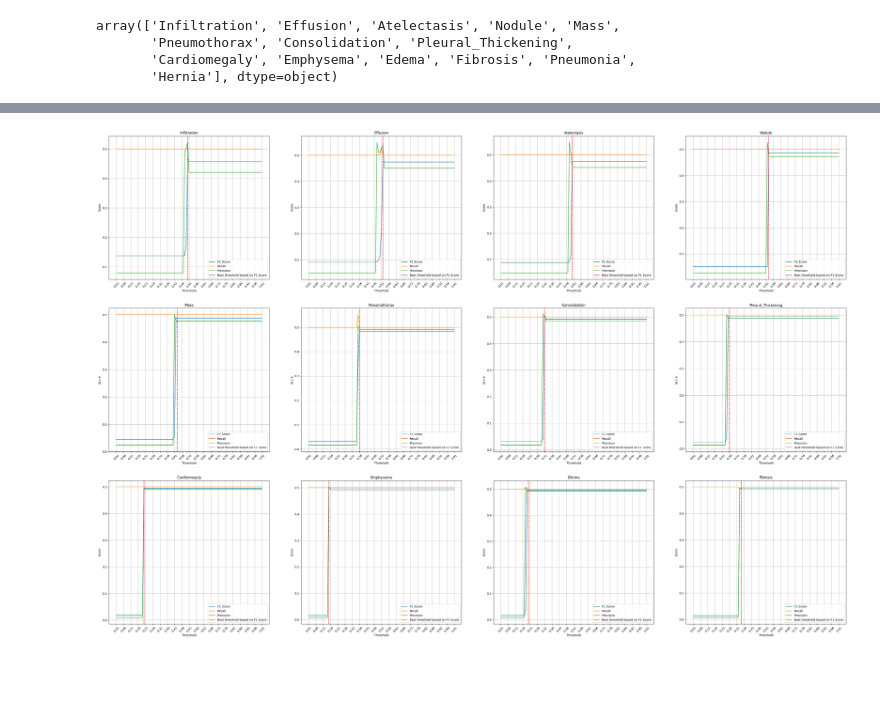
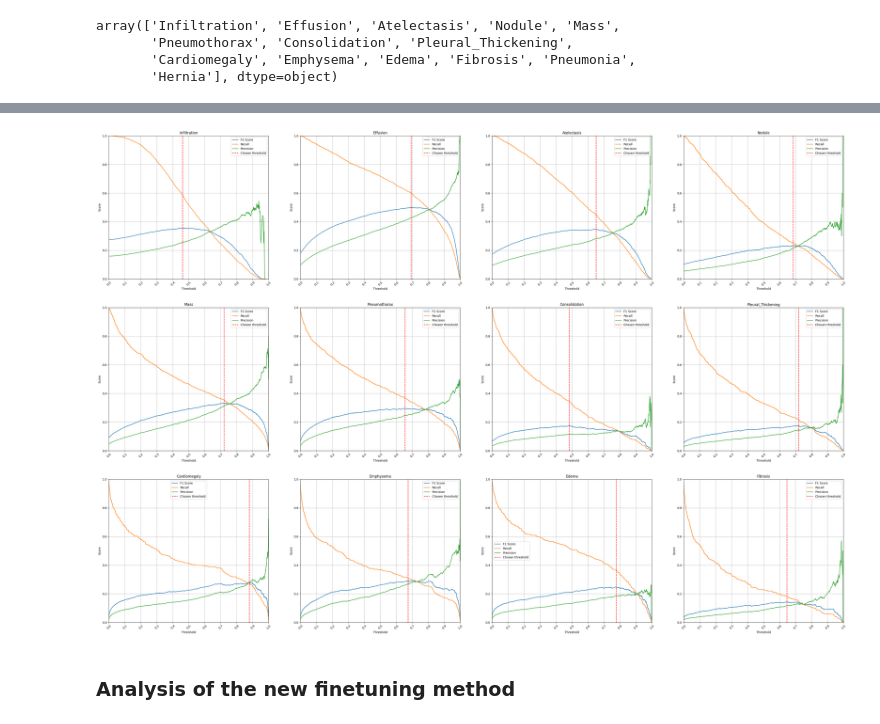
Before and after one commit to psiku/dnn-cxr-diagnostics, a Jupyter notebook: cxr-training-pipeline/notebooks/03_pipeline_analyze/02_threshold_finetuning_pipeline_analysis.ipynb, the cells around one changed output, grey strips where cells are left out. Saved outputs shown, nothing was run; the diff lists cells and outputs as text; code cells hidden in the pictures; blank space fills up the shorter version.

```diff
--- a/cxr-training-pipeline/notebooks/03_pipeline_analyze/02_threshold_finetuning_pipeline_analysis.ipynb
+++ b/cxr-training-pipeline/notebooks/03_pipeline_analyze/02_threshold_finetuning_pipeline_analysis.ipynb
@@ -124,15 +118,27 @@ array(['Infiltration', 'Effusion', 'Atelectasis', 'Nodule', 'Mass',
        'Cardiomegaly', 'Emphysema', 'Edema', 'Fibrosis', 'Pneumonia',
        'Hernia'], dtype=object)
 # %%
+from matplotlib.ticker import MaxNLocator
+
+
 def create_f1_plot(
     thresholds_search_results: pd.DataFrame,
     pathology: str,
-    threshold_list,
     ax: plt.Axes,
 ) -> None:
     """Draw F1/recall/precision for one pathology on a provided axis."""
-    subset = thresholds_search_results[thresholds_search_results["class_name"] == pathology]
-    best_threshold = subset.loc[subset["f1"].idxmax(), "threshold"]
+    subset = (
+        thresholds_search_results[thresholds_search_results["class_name"] == pathology]
+        .sort_values("threshold")
+    )
+
+    # Prefer the threshold actually picked by the tuner; fall back to argmax F1.
+    if "chosen" in subset.columns and subset["chosen"].any():
+        best_threshold = float(subset.loc[subset["chosen"], "threshold"].iloc[0])
+        chosen_label = "Chosen threshold"
+    else:
+        best_threshold = float(subset.loc[subset["f1"].idxmax(), "threshold"])
+        chosen_label = "Best threshold based on F1 Score"
 
     ax.plot(subset["threshold"], subset["f1"], label="F1 Score")
     ax.plot(subset["threshold"], subset["recall"], label="Recall")
@@ -141,15 +147,19 @@ def create_f1_plot(
     ax.set_title(pathology)
     ax.set_xlabel("Threshold")
     ax.set_ylabel("Score")
-    ax.set_xticks(threshold_list[::5])
-    ax.axvline(best_threshold, color="red", linestyle="--", label="Best threshold based on F1 Score")
+    ax.set_xlim(0.0, 1.0)
+    ax.set_ylim(0.0, 1.0)
+    ax.xaxis.set_major_locator(MaxNLocator(nbins=10))
+    ax.axvline(best_threshold, color="red", linestyle="--", label=chosen_label)
     ax.tick_params(axis="x", rotation=45)
     ax.grid(True)
     ax.legend()
 # %%
 fig, axes = plt.subplots(3, 4, figsize=(45, 30))
 for ax, pathology in zip(axes.flatten(), pathologies):
-    create_f1_plot(thresholds_search_results, pathology, threshold_list, ax)
+    create_f1_plot(thresholds_search_results, pathology, ax)
 # %% [output]
 [interactive output not drawn]
-[figure, old version]
+[figure, new version]
+# %% [markdown]
+### Analysis of the new finetuning method
```
Also changed, not shown: parts of 24 cells of this notebook, 1 other file.
